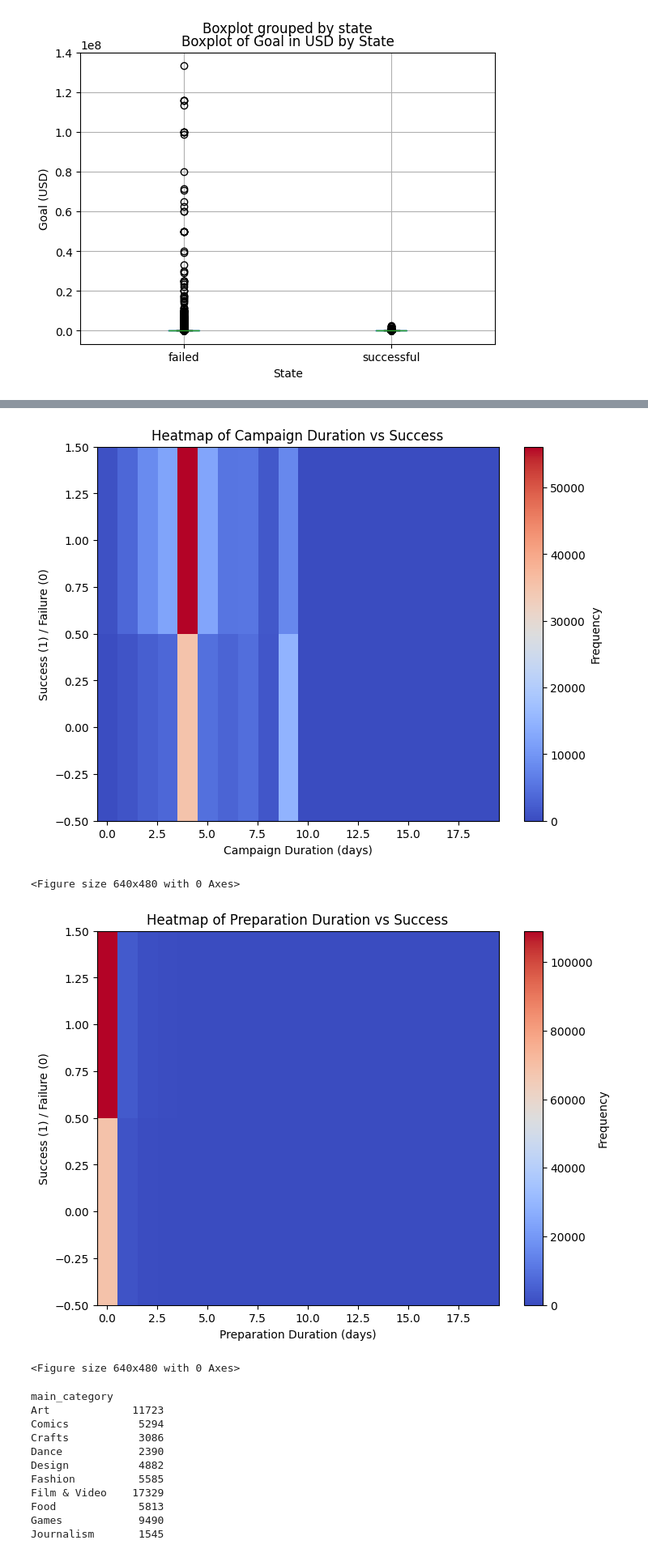
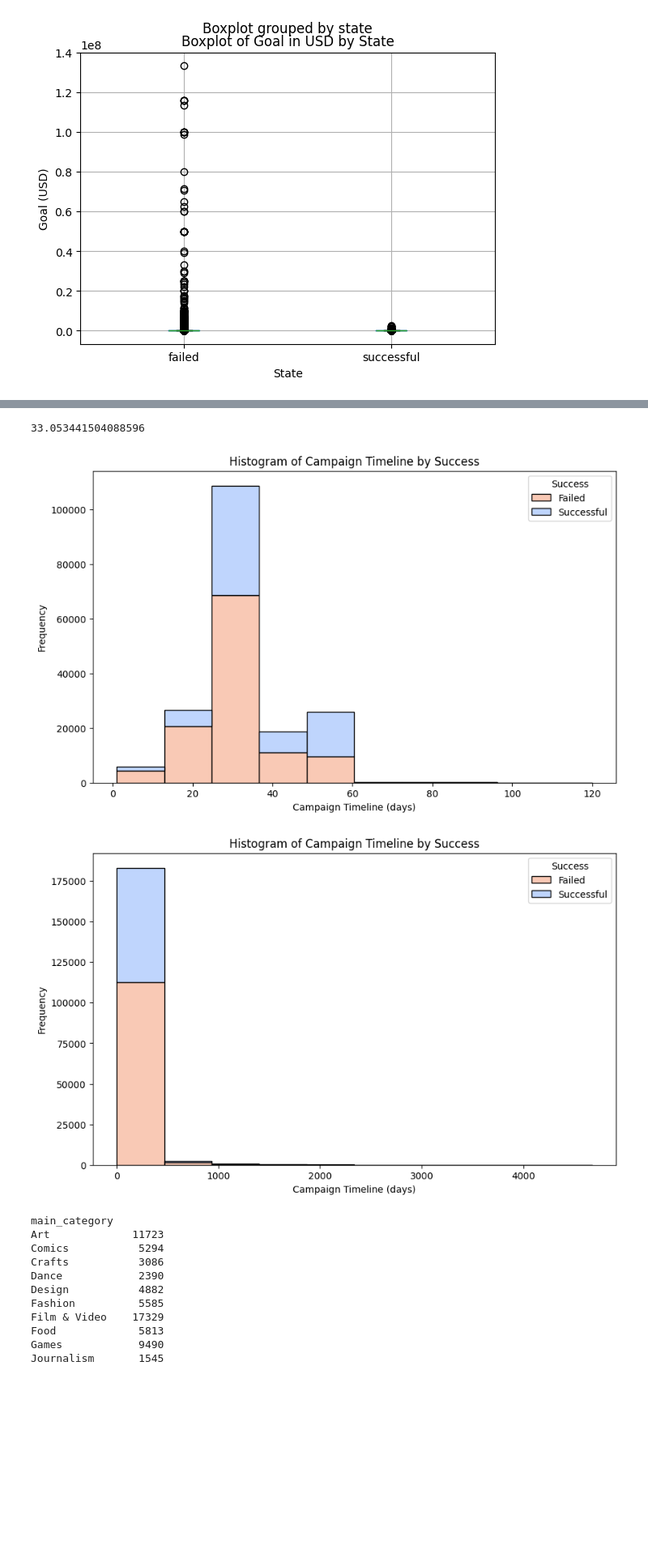
Before and after one commit to Duahau1/CS533-course-project, a Jupyter notebook: main.ipynb, the cells around one changed output, grey strips where cells are left out. Shown: that part at 81% size. Drawn from its saved outputs; the diff is of its cells as text; code cells hidden in the pictures; blank space fills up the shorter version.

```diff
--- a/main.ipynb
+++ b/main.ipynb
@@ -160,43 +161,42 @@ process_df['campaign_location_US'] = np.where(process_df.country == "US", 1, 0)
 # %%
 process_df['created_at'] = pd.to_datetime(process_df.created_at)
 process_df['launched_at'] = pd.to_datetime(process_df.launched_at)
 process_df['deadline'] = pd.to_datetime(process_df.deadline)
 
 prep_date = process_df.created_at.values
 start_date = process_df.launched_at.values
 end_date = process_df.deadline.values
 
 # campaign duration = from launched time to deadline
 process_df['campaign_timeline'] = pd.to_timedelta(end_date - start_date).days
 process_df['prep_timeline'] = pd.to_timedelta(start_date - prep_date).days
 
 success_mapping = process_df['state'].map({'successful': 1, 'failed': 0})
-heatmap_data = np.histogram2d(process_df['campaign_timeline'], success_mapping, bins=(20, 2))
+print(process_df['campaign_timeline'].mean())
 
-plt.figure(figsize=(8, 6))
-plt.imshow(heatmap_data[0].T, aspect='auto', cmap='coolwarm', origin='lower')
-plt.colorbar(label='Frequency')
-plt.xlabel('Campaign Duration (days)')
-plt.ylabel('Success (1) / Failure (0)')
-plt.title('Heatmap of Campaign Duration vs Success')
+# Create a histogram for campaign_timeline grouped by success
+plt.figure(figsize=(10, 6))
+sns.histplot(data=process_df, x='campaign_timeline', hue='success', kde=False, bins=10, palette='coolwarm', multiple='stack')
+plt.title('Histogram of Campaign Timeline by Success')
+plt.xlabel('Campaign Timeline (days)')
+plt.ylabel('Frequency')
+plt.legend(title='Success', labels=['Failed', 'Successful'])
+plt.savefig('./figures/campaign_timeline_histogram.pdf', bbox_inches='tight')
 plt.show()
-plt.savefig('./figures/success_campaigns_by_cam_duration.pdf',bbox_inches='tight')
 
-heatmap_data = np.histogram2d(process_df['prep_timeline'], success_mapping, bins=(20, 2))
-
-plt.figure(figsize=(8, 6))
-plt.imshow(heatmap_data[0].T, aspect='auto', cmap='coolwarm', origin='lower')
-plt.colorbar(label='Frequency')
-plt.xlabel('Preparation Duration (days)')
-plt.ylabel('Success (1) / Failure (0)')
-plt.title('Heatmap of Preparation Duration vs Success')
+# Create a histogram for campaign_timeline grouped by success
+plt.figure(figsize=(10, 6))
+sns.histplot(data=process_df, x='prep_timeline', hue='success', kde=False, bins=10, palette='coolwarm', multiple='stack')
+plt.title('Histogram of Preparation Timeline by Success')
+plt.xlabel('Campaign Timeline (days)')
+plt.ylabel('Frequency')
+plt.legend(title='Success', labels=['Failed', 'Successful'])
+plt.savefig('./figures/prep_timeline_histogram.pdf', bbox_inches='tight')
 plt.show()
-plt.savefig('./figures/success_campaigns_by_prep_duration.pdf',bbox_inches='tight')
 # %% [output]
+33.053441504088596
-[figure, old version]
+[figure, new version]
-<Figure size 640x480 with 0 Axes>
-[figure, old version]
+[figure, new version]
-<Figure size 640x480 with 0 Axes>
 # %%
 category_success = process_df[process_df['success'] == 1].groupby(['main_category']).size()
 print(category_success)
```
Also changed, not shown: parts of 9 cells of this notebook, 26 other files.
